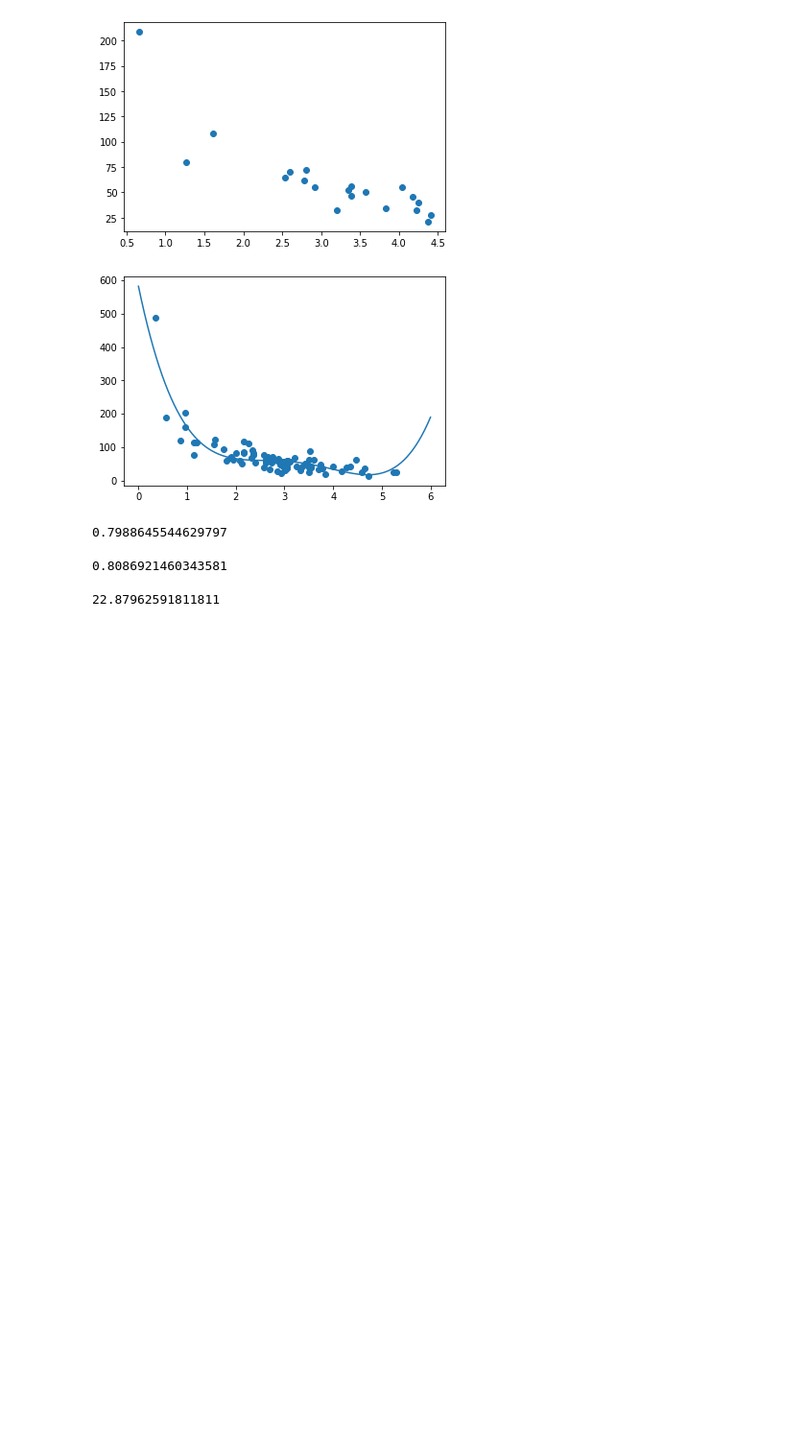
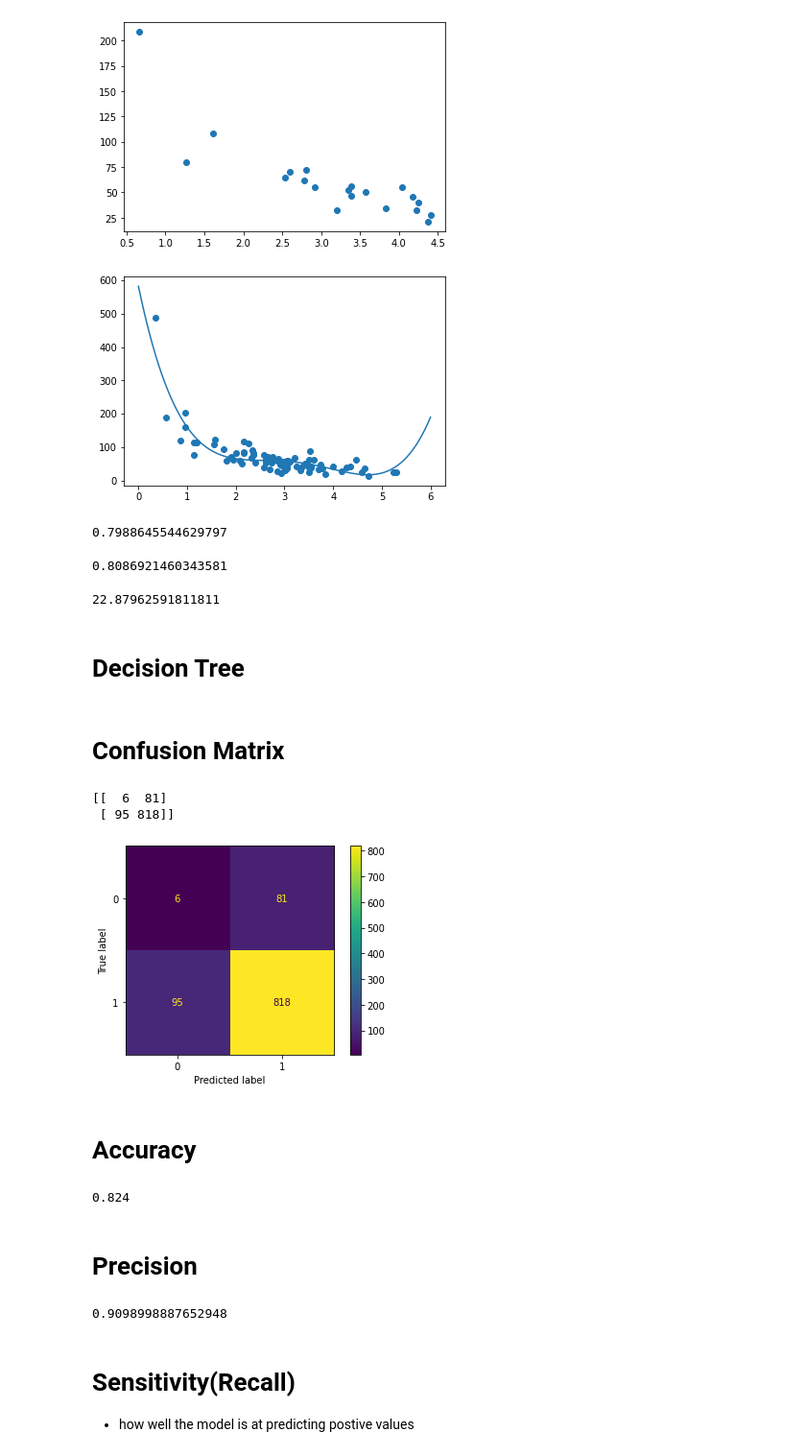
Before and after one commit to SAYAPUREDDY/Machinelearning, a Jupyter notebook: ml_implementation.ipynb, the cells around one changed output. Shown: that part at 96% size. Cells and saved outputs as stored; diff of their text form; code cells hidden in the pictures; blank space fills up the shorter version.

```diff
--- a/ml_implementation.ipynb
+++ b/ml_implementation.ipynb
@@ -231,3 +231,5 @@ print(r2)
 print(mymodel(5))
 # %% [output]
 22.87962591811811
+# %% [markdown]
+# Decision Tree
@@ -233,0 +258,38 @@ print(mymodel(5))
+# %% [markdown]
+# Confusion Matrix
+# %%
+import matplotlib.pyplot as plt
+import numpy as np
+from sklearn import metrics
+
+actual = np.random.binomial(1,.9,size = 1000)
+predicted = np.random.binomial(1,.9,size = 1000)
+
+confusion_matrix = metrics.confusion_matrix(actual, predicted)
+print(confusion_matrix)
+
+conf_mat_dis=metrics.ConfusionMatrixDisplay(confusion_matrix = confusion_matrix, display_labels = [0, 1])
+
+conf_mat_dis.plot()
+plt.show()
+# %% [output]
+[[  6  81]
+ [ 95 818]]
+[figure, added]
+# %% [markdown]
+# Accuracy
+# %%
+Accuracy = metrics.accuracy_score(actual, predicted)
+print(Accuracy)
+# %% [output]
+0.824
+# %% [markdown]
+# Precision
+# %%
+Precision = metrics.precision_score(actual, predicted)
+print(Precision)
+# %% [output]
+0.9098998887652948
+# %% [markdown]
+# Sensitivity(Recall)
+- how well the model is at predicting postive values
```
Also changed, not shown: parts of 40 cells of this notebook.
